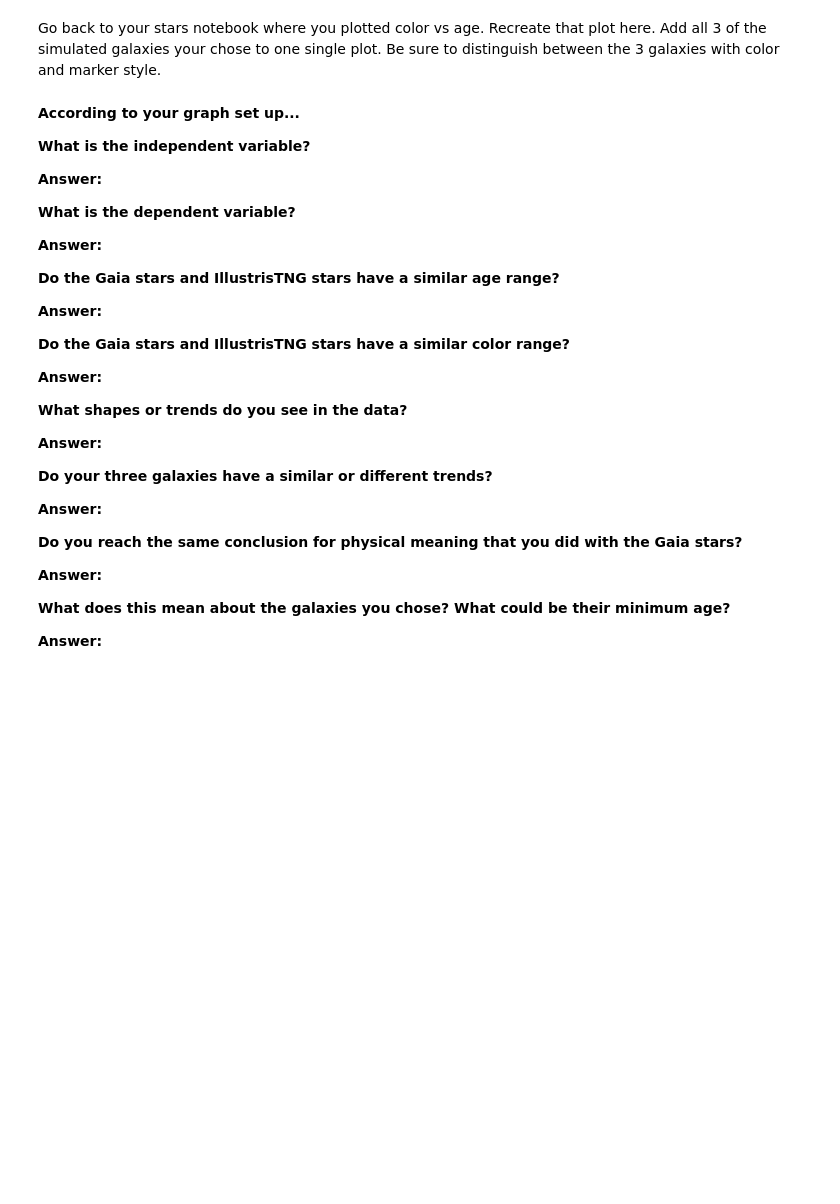
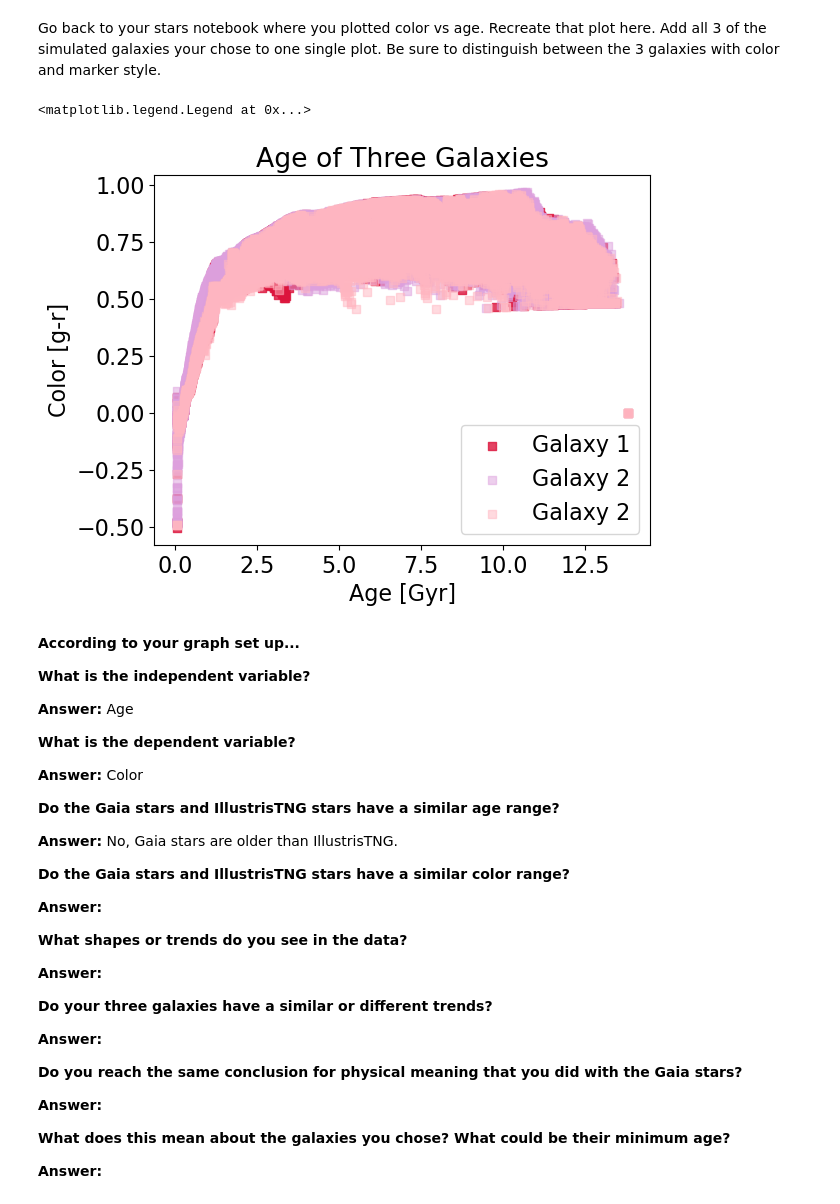
Before and after one commit to gflorencia13/CFR-2025, a Jupyter notebook: Astro/Blank/6 - Simulated Galaxies Pt1.ipynb, the cells around one changed output. Cells and saved outputs as stored; diff of their text form; code cells hidden in the pictures; blank space fills up the shorter version.

```diff
--- a/Astro/Blank/6 - Simulated Galaxies Pt1.ipynb
+++ b/Astro/Blank/6 - Simulated Galaxies Pt1.ipynb
@@ -132,24 +289,40 @@ Go back to your stars notebook where you plotted color vs age. Recreate that plo
 # %%
 # color vs age
 
 # pull out the age data from each of the 3 galaxies
-
+age1 = data1['age [Gyr]']
+age2 = data2['age [Gyr]']
+age3 = data3['age [Gyr]']
 
 # scatter plot of color vs age in all 3 galaxies. try experimenting with "alpha" so you can see the data
+# Galaxy 1
+plt.scatter (age1, g_r, color='crimson', alpha=0.8, marker='s', label='Galaxy 1')
+plt.title('Age of Three Galaxies')
+plt.xlabel('Age [Gyr]')
+plt.ylabel('Color [g-r]')
+# Galaxy 2
+plt.scatter(age2, g2_r2, color='plum', alpha=0.5, marker='s', label='Galaxy 2')
+# Galaxy 3
+plt.scatter(age3, g3_r3, color='lightpink', alpha=0.5, marker ='s', label='Galaxy 2')
+
+plt.legend()
+# %% [output]
+<matplotlib.legend.Legend at 0x...>
+[figure, added]
 # %% [markdown]
 **According to your graph set up...**
 
 **What is the independent variable?**
 
-**Answer:**
+**Answer:** Age
 
 **What is the dependent variable?**
 
-**Answer:**
+**Answer:** Color
 
 **Do the Gaia stars and IllustrisTNG stars have a similar age range?**
 
-**Answer:**
+**Answer:** No, Gaia stars are older than IllustrisTNG.
 
 **Do the Gaia stars and IllustrisTNG stars have a similar color range?**
 
```
Also changed, not shown: parts of 19 cells of this notebook.
